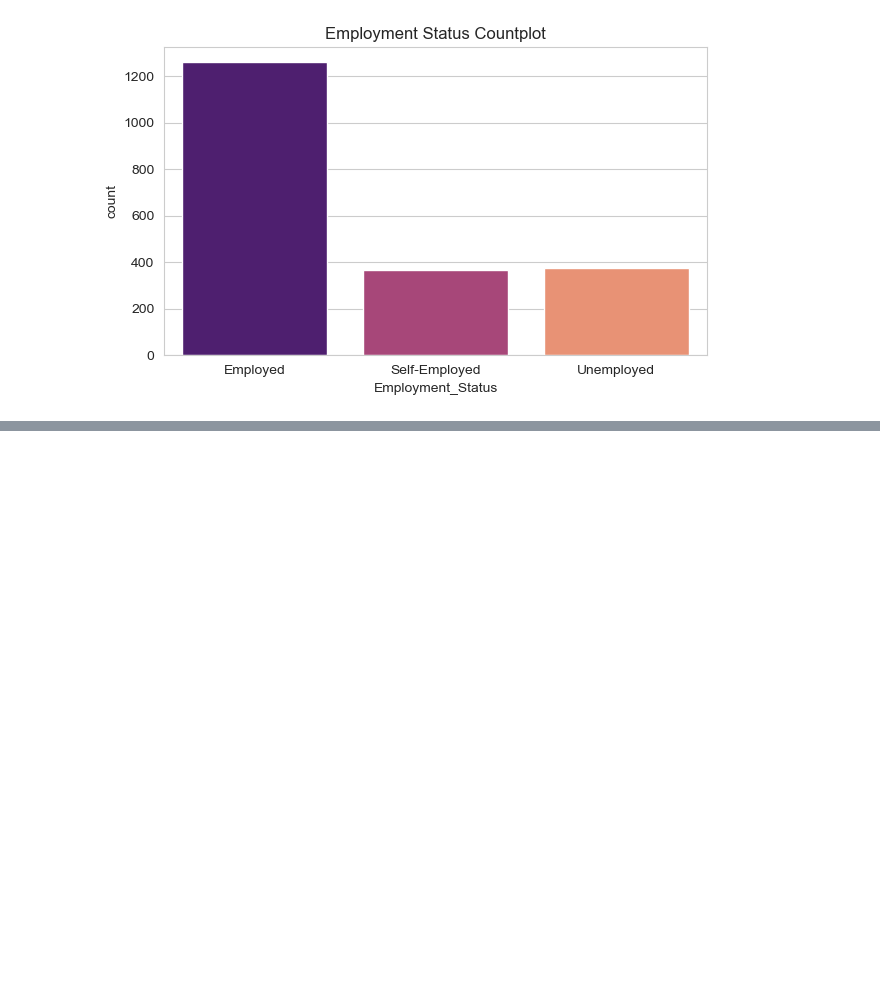
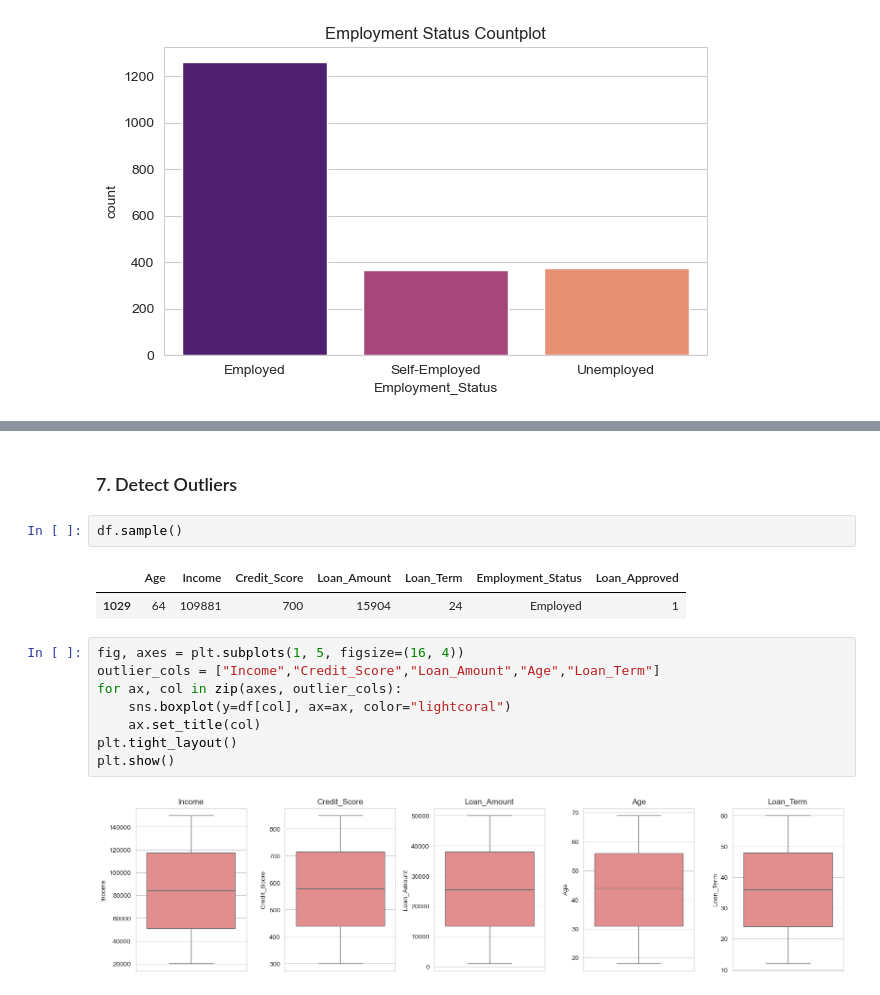
Before and after one commit to Niraj7272/DataScience, a Jupyter notebook: Practice/Machine_Learning/Loan Prediction/model.ipynb, the cells around one changed output, grey strips where cells are left out. Cells and saved outputs as stored; diff of their text form; blank space fills up the shorter version.

```diff
--- a/Practice/Machine_Learning/Loan Prediction/model.ipynb
+++ b/Practice/Machine_Learning/Loan Prediction/model.ipynb
@@ -175,0 +189,17 @@ plt.show()
+# %% [markdown]
+### 7. Detect Outliers
+# %%
+df.sample()
+# %% [output]
+|  | Age | Income | Credit_Score | Loan_Amount | Loan_Term | Employment_Status | Loan_Approved |
+| 1029 | 64 | 109881 | 700 | 15904 | 24 | Employed | 1 |
+# %%
+fig, axes = plt.subplots(1, 5, figsize=(16, 4))
+outlier_cols = ["Income","Credit_Score","Loan_Amount","Age","Loan_Term"]
+for ax, col in zip(axes, outlier_cols):
+    sns.boxplot(y=df[col], ax=ax, color="lightcoral")
+    ax.set_title(col)
+plt.tight_layout()
+plt.show()
+# %% [output]
+[figure, added]
```
Also changed, not shown: parts of 17 cells of this notebook.
